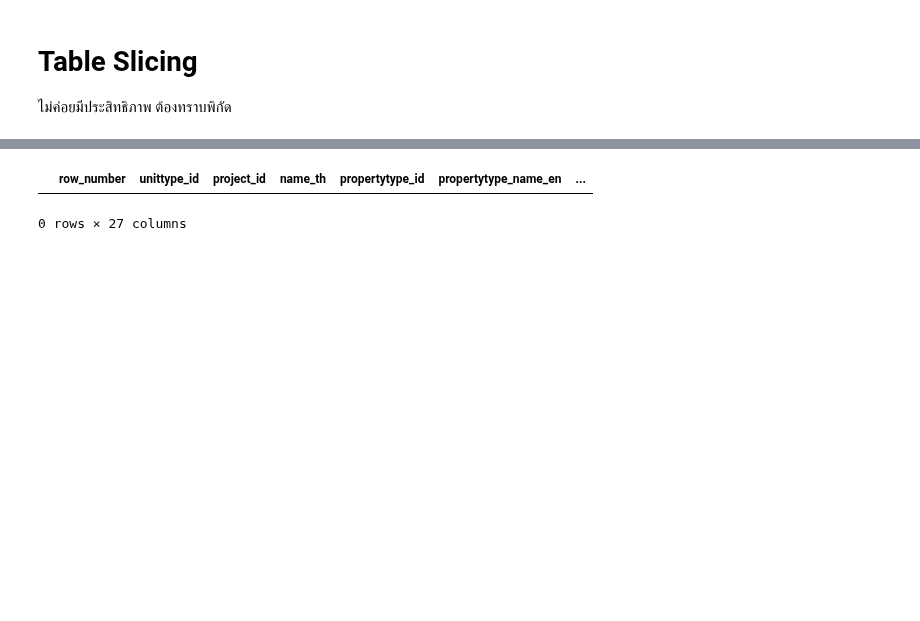
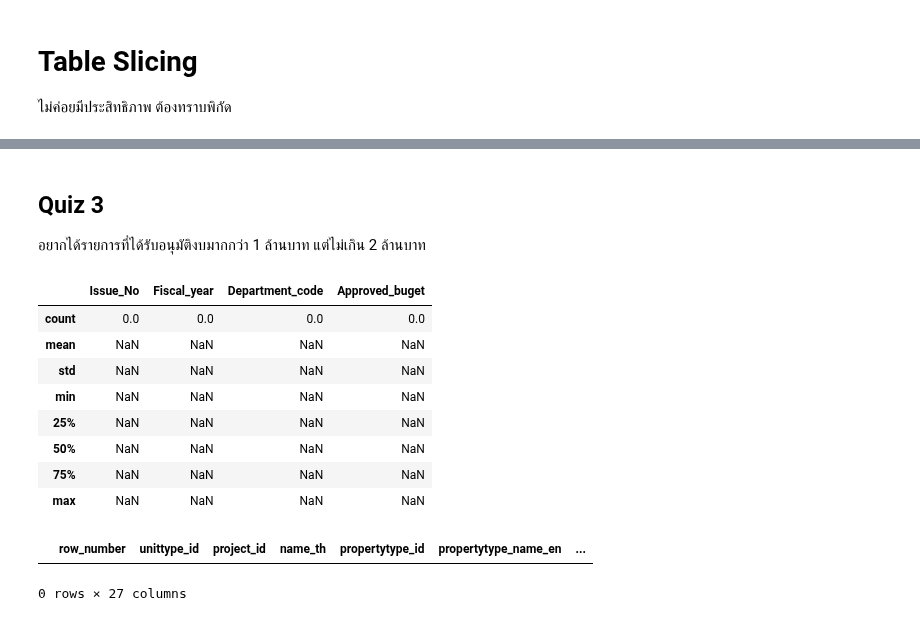
Before and after one commit to Ratchanontt/python_dataviz2023, a Jupyter notebook: Pandas101.ipynb, the cells around one changed output, grey strips where cells are left out. Drawn from its saved outputs; the diff is of its cells as text; code cells hidden in the pictures; blank space fills up the shorter version.

Commit message:
Quiz3

```diff
--- a/Pandas101.ipynb
+++ b/Pandas101.ipynb
@@ -168,3 +248,18 @@ data1.iloc[-20 :,7:10]
+# %% [markdown]
+## Quiz 3
+อยากได้รายการที่ได้รับอนุมัติงบมากกว่า 1 ล้านบาท แต่ไม่เกิน 2 ล้านบาท
+# %%
+ small_df[(small_df['Approved_buget']>1000000)&(small_df['Approved_buget']<2000000)].describe ()
+# %% [output]
+|  | Issue_No | Fiscal_year | Department_code | Approved_buget |
+| count | 0.0 | 0.0 | 0.0 | 0.0 |
+| mean | NaN | NaN | NaN | NaN |
+| std | NaN | NaN | NaN | NaN |
+| min | NaN | NaN | NaN | NaN |
+| 25% | NaN | NaN | NaN | NaN |
+| 50% | NaN | NaN | NaN | NaN |
+| 75% | NaN | NaN | NaN | NaN |
+| max | NaN | NaN | NaN | NaN |
 # %%
 data1[data1['propertytype_name_en']== 'condo'] #ใช้ logi
 # %% [output]
```
Also changed, not shown: parts of 21 cells of this notebook.
